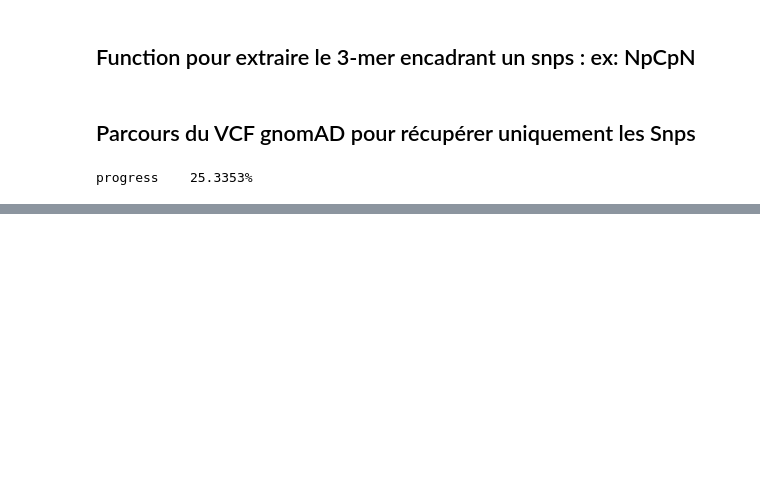
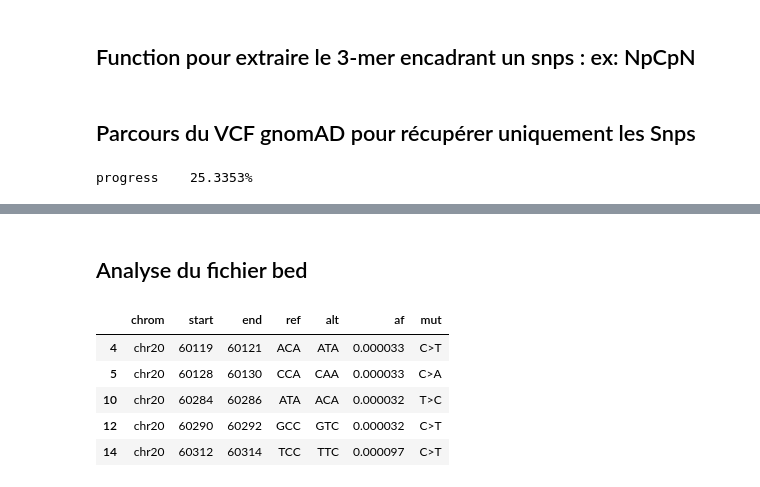
Before and after one commit to dridk/notebook, a Jupyter notebook: gnomAD_sign/gnomAD_signature.ipynb, the cells around one changed output, grey strips where cells are left out. Drawn from its saved outputs; the diff is of its cells as text; code cells hidden in the pictures; blank space fills up the shorter version.

```diff
--- a/gnomAD_sign/gnomAD_signature.ipynb
+++ b/gnomAD_sign/gnomAD_signature.ipynb
@@ -66,0 +62,2 @@ a.unpadded_len
+# %% [markdown]
+## Analyse du fichier bed
@@ -66,0 +84,9 @@ a.unpadded_len
+# %%
+alldf.head()
+# %% [output]
+|  | chrom | start | end | ref | alt | af | mut |
+| 4 | chr20 | 60119 | 60121 | ACA | ATA | 0.000033 | C>T |
+| 5 | chr20 | 60128 | 60130 | CCA | CAA | 0.000033 | C>A |
+| 10 | chr20 | 60284 | 60286 | ATA | ACA | 0.000032 | T>C |
+| 12 | chr20 | 60290 | 60292 | GCC | GTC | 0.000032 | C>T |
+| 14 | chr20 | 60312 | 60314 | TCC | TTC | 0.000097 | C>T |
```
Also changed, not shown: parts of 14 cells of this notebook, 2 other files.
